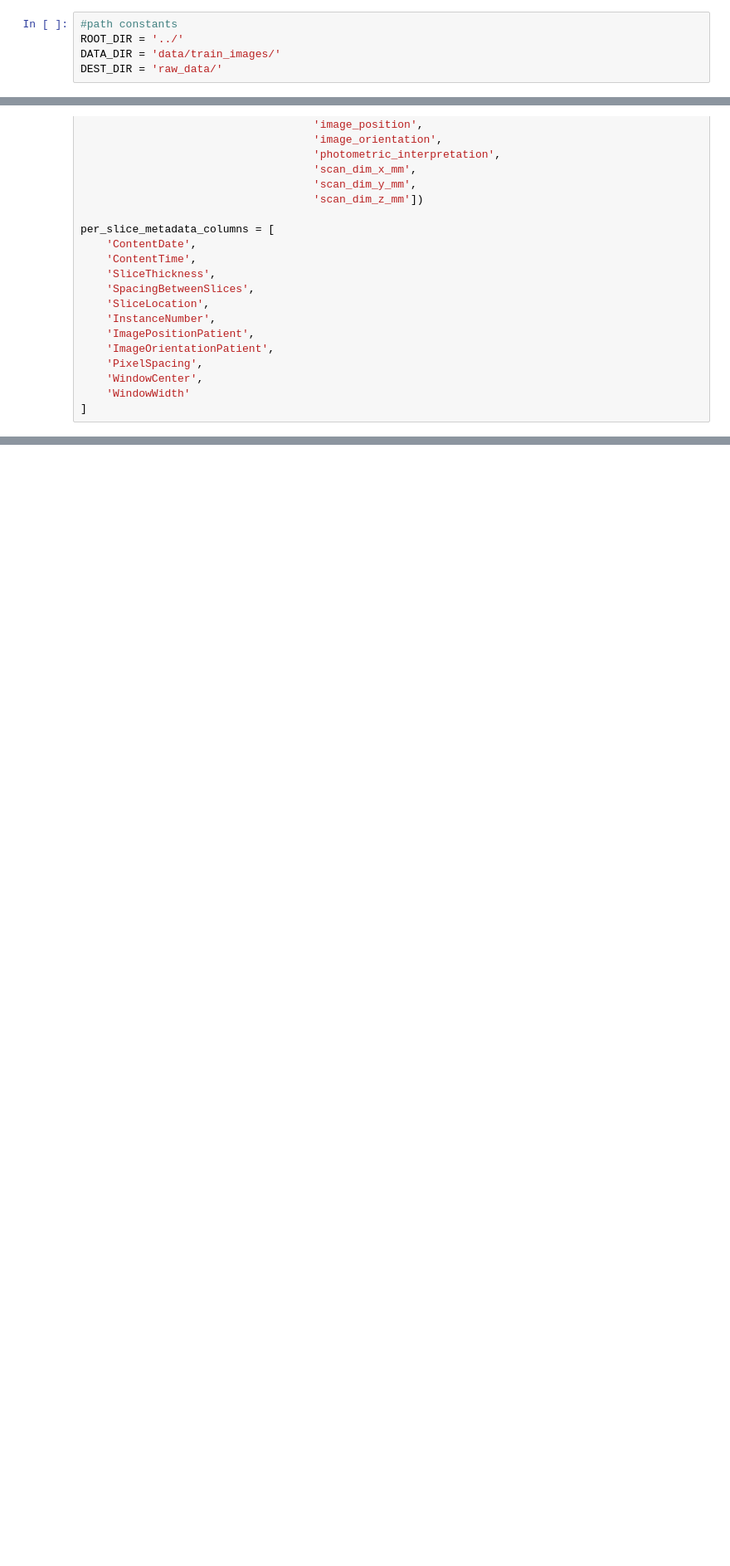
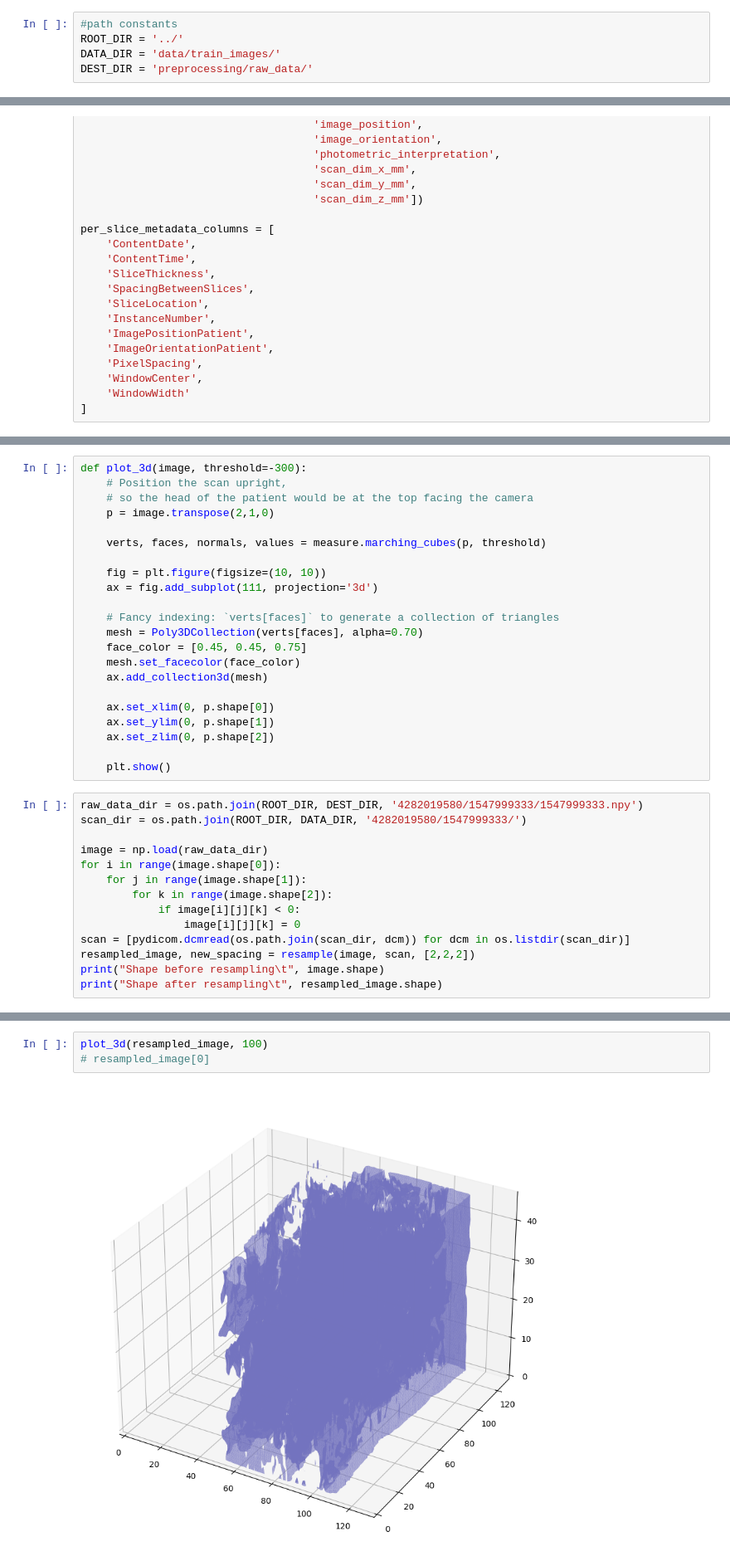
Before and after one commit to hmhornung/Lumbar-Spine-Degenerative-Classification, a Jupyter notebook: preprocessing/extraction.ipynb, the cells around one changed output, grey strips where cells are left out. Shown at 83% size. Drawn from its saved outputs; the diff is of its cells as text; blank space fills up the shorter version.

```diff
--- a/preprocessing/extraction.ipynb
+++ b/preprocessing/extraction.ipynb
@@ -14,7 +14,7 @@ from mpl_toolkits.mplot3d.art3d import Poly3DCollection
 #path constants
 ROOT_DIR = '../'
 DATA_DIR = 'data/train_images/'
-DEST_DIR = 'raw_data/'
+DEST_DIR = 'preprocessing/raw_data/'
 # %%
 def determine_orientation(orientation_arr: list):
     '''
@@ -191,0 +371,36 @@ data[2]
+# %%
+def plot_3d(image, threshold=-300):
+    # Position the scan upright,
+    # so the head of the patient would be at the top facing the camera
+    p = image.transpose(2,1,0)
+
+    verts, faces, normals, values = measure.marching_cubes(p, threshold)
+
+    fig = plt.figure(figsize=(10, 10))
+    ax = fig.add_subplot(111, projection='3d')
+
+    # Fancy indexing: `verts[faces]` to generate a collection of triangles
+    mesh = Poly3DCollection(verts[faces], alpha=0.70)
+    face_color = [0.45, 0.45, 0.75]
+    mesh.set_facecolor(face_color)
+    ax.add_collection3d(mesh)
+
+    ax.set_xlim(0, p.shape[0])
+    ax.set_ylim(0, p.shape[1])
+    ax.set_zlim(0, p.shape[2])
+
+    plt.show()
+# %%
+raw_data_dir = os.path.join(ROOT_DIR, DEST_DIR, '4282019580/1547999333/1547999333.npy')
+scan_dir = os.path.join(ROOT_DIR, DATA_DIR, '4282019580/1547999333/')
+
+image = np.load(raw_data_dir)
+for i in range(image.shape[0]):
+    for j in range(image.shape[1]):
+        for k in range(image.shape[2]):
+            if image[i][j][k] < 0:
+                image[i][j][k] = 0
+scan = [pydicom.dcmread(os.path.join(scan_dir, dcm)) for dcm in os.listdir(scan_dir)]
+resampled_image, new_spacing = resample(image, scan, [2,2,2])
+print("Shape before resampling\t", image.shape)
+print("Shape after resampling\t", resampled_image.shape)
@@ -191,0 +410,5 @@ data[2]
+# %%
+plot_3d(resampled_image, 100)
+# resampled_image[0]
+# %% [output]
+[figure, added]
```
Also changed, not shown: parts of 13 cells of this notebook, 5 other files.
